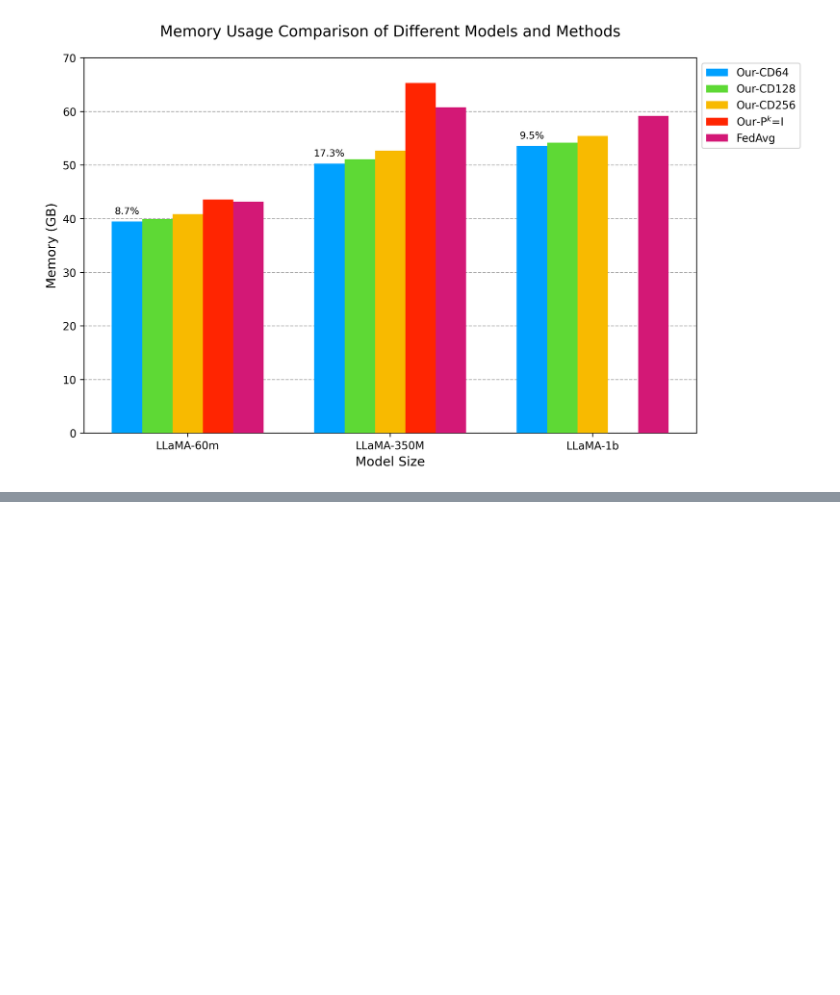
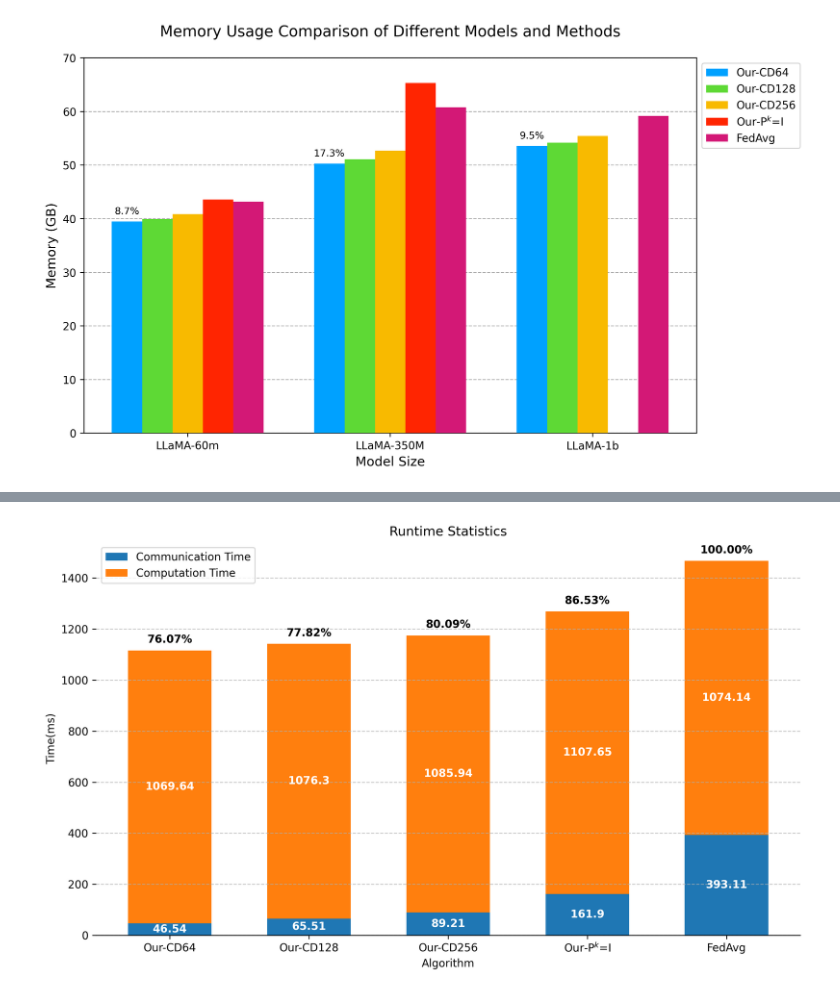
Before and after one commit to JimmyAwoe/FedSub, a Jupyter notebook: test.ipynb, the cells around one changed output, grey strips where cells are left out. Cells and saved outputs as stored; diff of their text form; code cells hidden in the pictures; blank space fills up the shorter version.

```diff
--- a/test.ipynb
+++ b/test.ipynb
@@ -627,0 +626,78 @@ plt.close()
+# %%
+import matplotlib.pyplot as plt
+import numpy as np
+
+# 设置图片清晰度
+plt.rcParams['figure.dpi'] = 300
+
+# 支持中文显示
+#plt.rcParams['font.sans-serif'] = ['SimHei']  # 用来正常显示中文标签
+plt.rcParams['axes.unicode_minus'] = False  # 用来正常显示负号
+
+# 算法名称
+algorithms = ['Our-CD64', 'Our-CD128', 'Our-CD256', r'Our-P$^k$=I', 'FedAvg']
+
+# 通信时间和计算时间数据（单位：秒）
+
+communication_times = [46.54, 65.51, 89.21, 161.90, 393.11]
+computation_times = [1069.64, 1076.30, 1085.94, 1107.65, 1074.14]
+#communication_times = [9.31, 13.10, 17.84, 32.38, 78.62]
+# 设置图形大小
+plt.figure(figsize=(10, 6))
+
+# 设置柱状图的宽度
+width = 0.6
+
+# 绘制堆叠柱状图
+bottom = np.zeros(len(algorithms))
+bars_comm = plt.bar(algorithms, communication_times, width, label='Communication Time', color='#1f77b4')
+bottom += np.array(communication_times)
+bars_comp = plt.bar(algorithms, computation_times, width, bottom=bottom, label='Computation Time', color='#ff7f0e')
+
+# 添加标题和标签
+plt.title('Runtime Statistics')
+plt.xlabel('Algorithm')
+plt.ylabel('Time(ms)')
+
+# 显示图例
+plt.legend()
+
+# 移除左、右、上三边的边框
+plt.gca().spines['left'].set_visible(False)
+plt.gca().spines['right'].set_visible(False)
+plt.gca().spines['top'].set_visible(False)
+
+# 添加网格横线
+plt.grid(axis='y', linestyle='--', alpha=0.7)
+
+# 在每个柱子内部添加通信时间标签
+for bar, time in zip(bars_comm, communication_times):
+    height = bar.get_height()
+    plt.text(bar.get_x() + bar.get_width()/2., height/2,
+             f'{time}', ha='center', va='center', color='white', fontweight='bold')
+
+# 在每个柱子内部添加计算时间标签
+for bar, time, comm_time in zip(bars_comp, computation_times, communication_times):
+    height = bar.get_height()
+    plt.text(bar.get_x() + bar.get_width()/2., comm_time + height/2,
+             f'{time}', ha='center', va='center', color='white', fontweight='bold')
+
+# 计算每个算法的总时间
+total_times = np.array(communication_times) + np.array(computation_times)
+
+# 计算与FedAvg总时间的比例
+fedavg_total = total_times[-1]  # FedAvg是最后一个算法
+ratios = total_times / fedavg_total
+
+# 在每个柱子上方添加比例标签
+for i, ratio in enumerate(ratios):
+    plt.text(i, total_times[i] + 20,  # +50是为了让标签稍微高于柱子
+             f'{ratio:.2%}',  # 格式化为百分比，保留2位小数
+             ha='center', va='bottom', fontweight='bold')
+
+# 显示图形
+plt.tight_layout()
+plt.savefig("figures/comm_comp_100mbs.png", bbox_inches='tight', dpi=300)
+plt.show()
+# %% [output]
+[figure, added]
```
Also changed, not shown: parts of 2 cells of this notebook, 10 other files.
